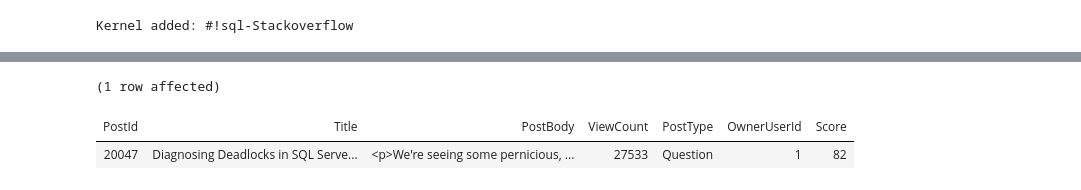
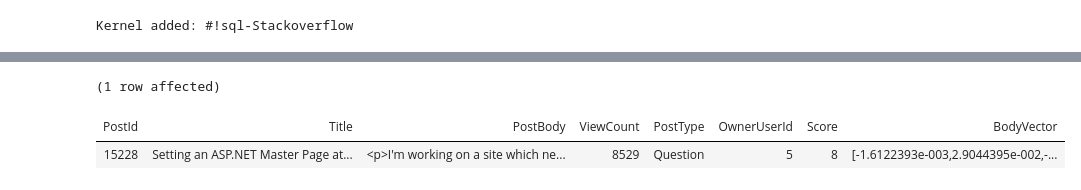
Before and after one commit to hsavran/BasicsToAI, a Jupyter notebook: sqlvector.ipynb, the cells around one changed output, grey strips where cells are left out. Cells and saved outputs as stored; diff of their text form; code cells hidden in the pictures.

Commit message:
vectors in sql

```diff
--- a/sqlvector.ipynb
+++ b/sqlvector.ipynb
@@ -25,9 +19,9 @@ Commands completed successfully.
 # %%
-SELECT TOP 1 * FROM Posts WHERE PostType = 'Question'
+SELECT TOP 1 * FROM Posts WHERE PostType = 'Question' and BodyVector IS not NULL
 # %% [output]
 (1 row affected)
-| PostId | Title | PostBody | ViewCount | PostType | OwnerUserId | Score |
-| 20047 | Diagnosing Deadlocks in SQL Serve... | <p>We're seeing some pernicious, ... | 27533 | Question | 1 | 82 |
+| PostId | Title | PostBody | ViewCount | PostType | OwnerUserId | Score | BodyVector |
+| 15228 | Setting an ASP.NET Master Page at... | <p>I'm working on a site which ne... | 8529 | Question | 5 | 8 | [-1.6122393e-003,2.9044395e-002,-... |
 # %%
 
 using Azure;
```
Also changed, not shown: parts of 4 cells of this notebook.
